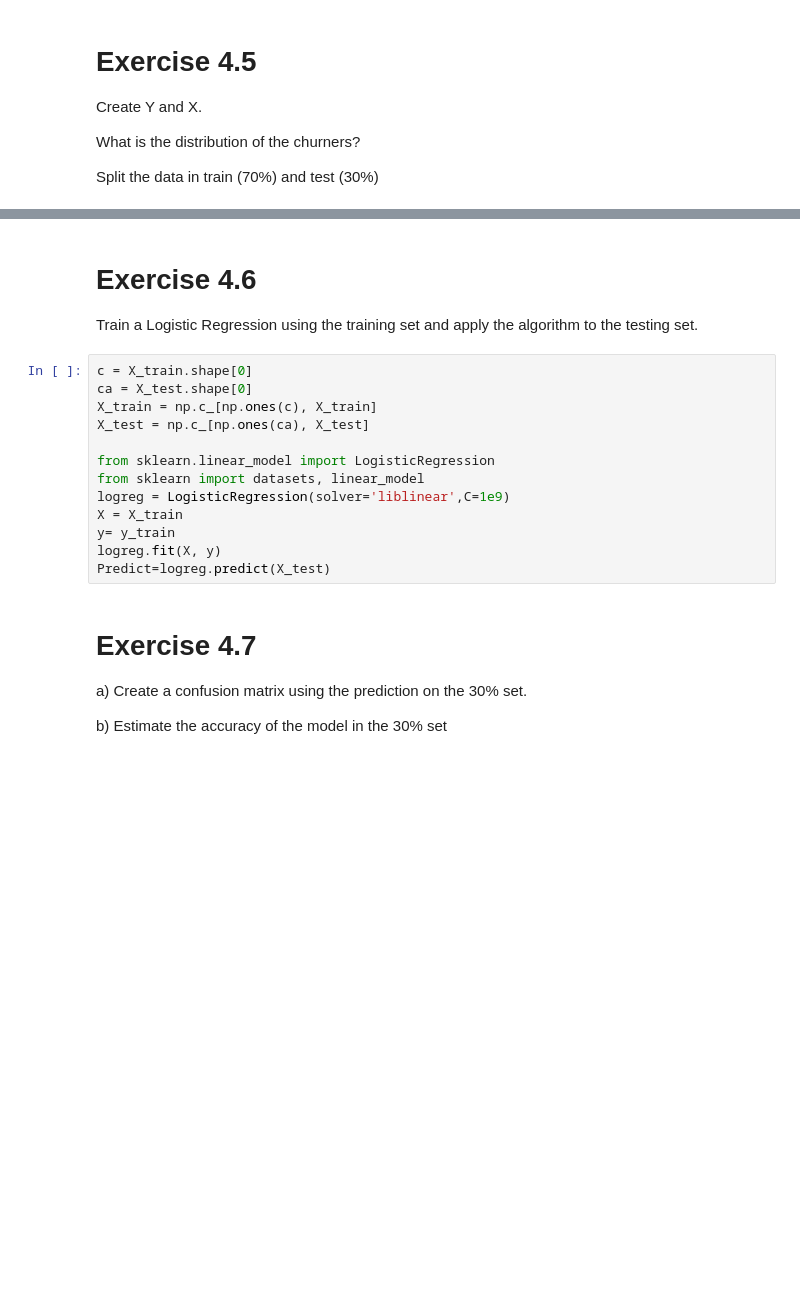
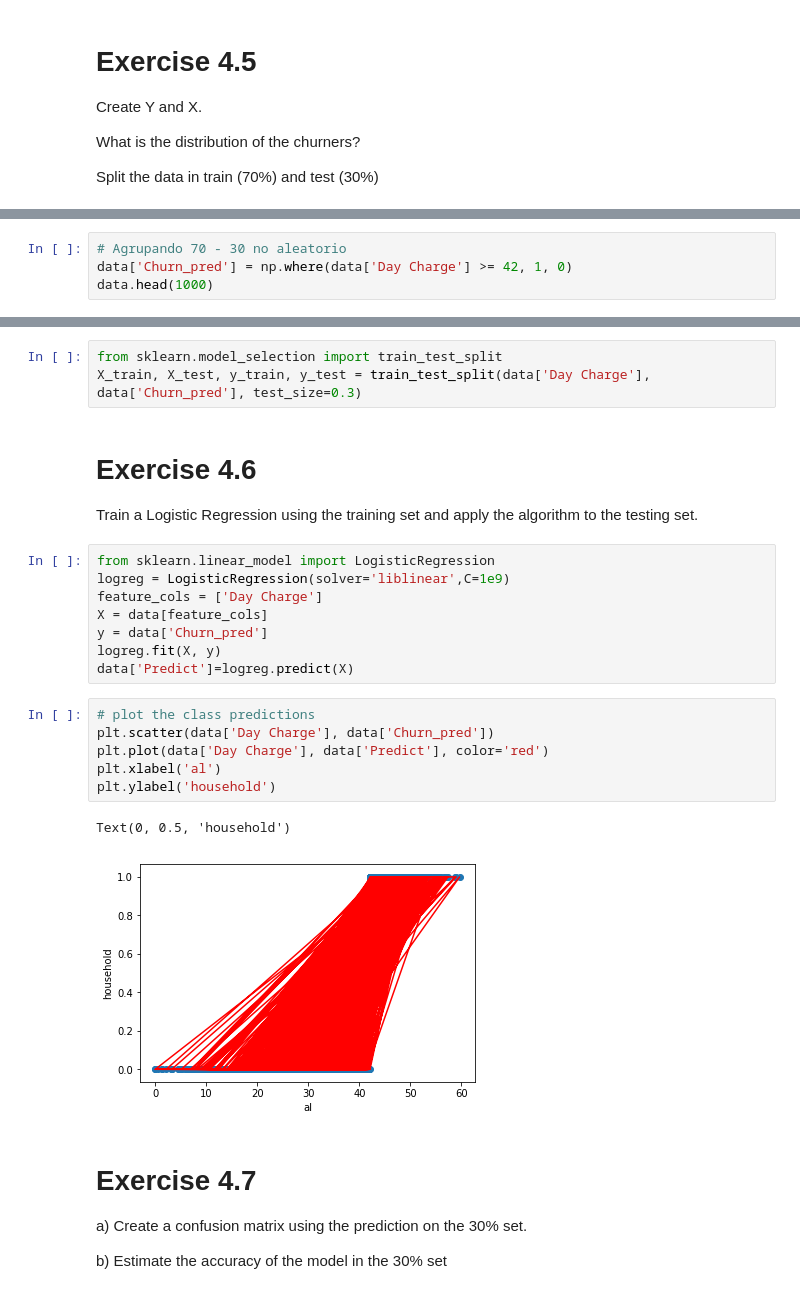
Before and after one commit to aortizavila/E4-a.ortiz14, a Jupyter notebook: E4-Regression-Linear&Logistic.ipynb, the cells around one changed output, grey strips where cells are left out. Saved outputs shown, nothing was run; the diff lists cells and outputs as text; blank space fills up the shorter version.

```diff
--- a/E4-Regression-Linear&Logistic.ipynb
+++ b/E4-Regression-Linear&Logistic.ipynb
@@ -311,0 +292,4 @@ print(y_test.shape)
+# %%
+# Agrupando 70 - 30 no aleatorio
+data['Churn_pred'] = np.where(data['Day Charge'] >= 42, 1, 0)
+data.head(1000)
@@ -312,20 +315,27 @@ print(y_test.shape)
+# %%
+from sklearn.model_selection import train_test_split
+X_train, X_test, y_train, y_test = train_test_split(data['Day Charge'], data['Churn_pred'], test_size=0.3)
 # %% [markdown]
 # Exercise 4.6
 
 Train a Logistic Regression using the training set and apply the algorithm to the testing set.
 # %%
-c = X_train.shape[0]
-ca = X_test.shape[0]
-X_train = np.c_[np.ones(c), X_train]
-X_test = np.c_[np.ones(ca), X_test]
-
 from sklearn.linear_model import LogisticRegression
-from sklearn import datasets, linear_model
 logreg = LogisticRegression(solver='liblinear',C=1e9)
-X = X_train
-y= y_train
+feature_cols = ['Day Charge']
+X = data[feature_cols]
+y = data['Churn_pred']
 logreg.fit(X, y)
-Predict=logreg.predict(X_test)
+data['Predict']=logreg.predict(X)
+# %%
+# plot the class predictions
+plt.scatter(data['Day Charge'], data['Churn_pred'])
+plt.plot(data['Day Charge'], data['Predict'], color='red')
+plt.xlabel('al')
+plt.ylabel('household')
+# %% [output]
+Text(0, 0.5, 'household')
+[figure, added]
 # %% [markdown]
 # Exercise 4.7
 
```
Also changed, not shown: parts of 14 cells of this notebook.
